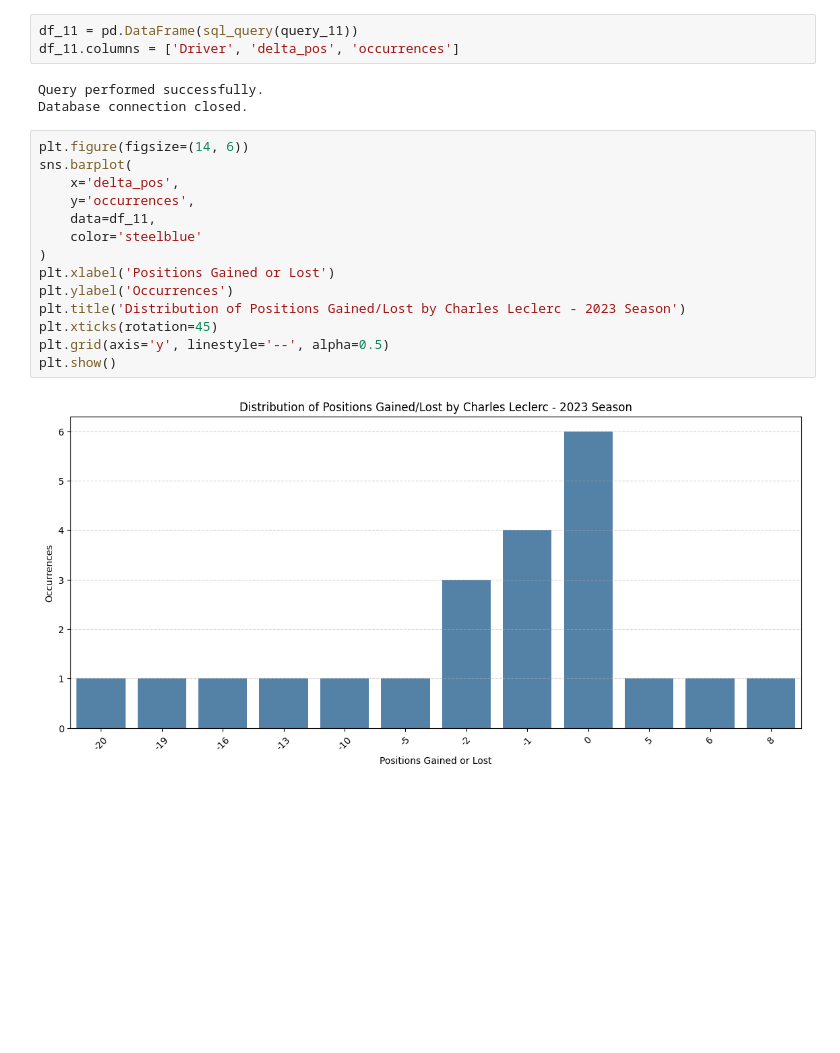
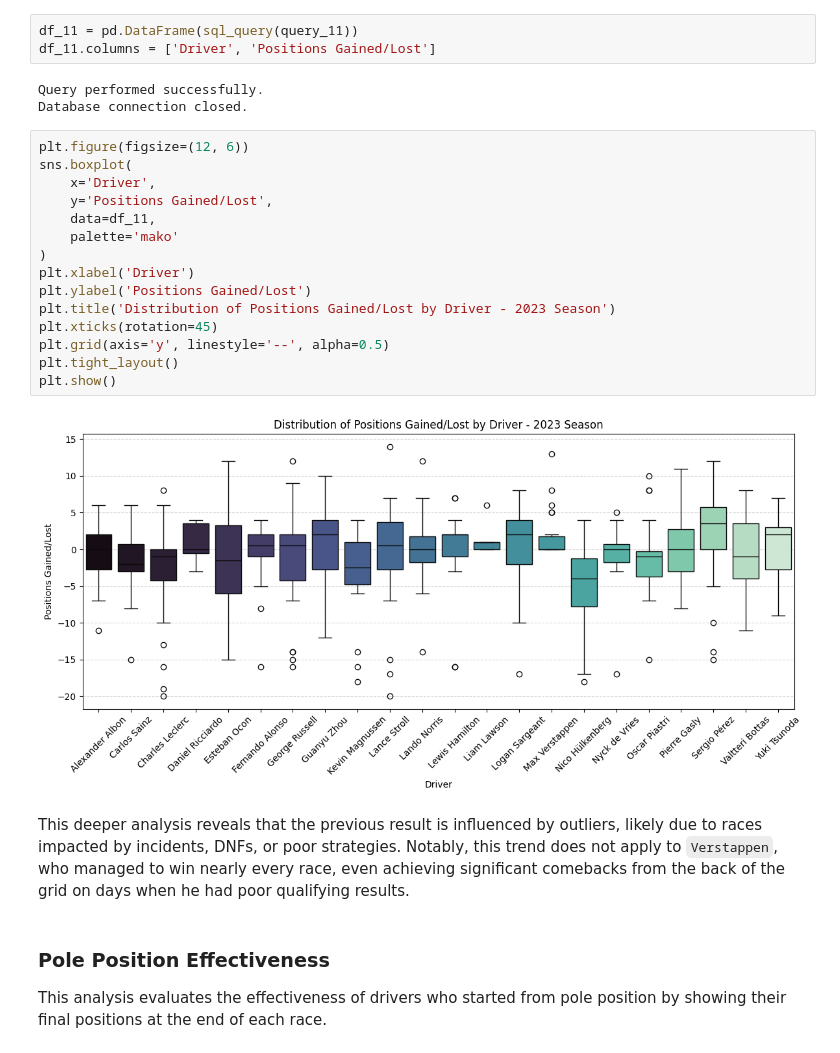
Before and after one commit to SupernovaIa/Proyecto5-F1-Analysis, a Jupyter notebook: notebooks/03-eda.ipynb, the cells around one changed output. Saved outputs shown, nothing was run; the diff lists cells and outputs as text; blank space fills up the shorter version.

```diff
--- a/notebooks/03-eda.ipynb
+++ b/notebooks/03-eda.ipynb
@@ -285,24 +297,30 @@ plt.show()
 # %%
 df_11 = pd.DataFrame(sql_query(query_11))
-df_11.columns = ['Driver', 'delta_pos', 'occurrences']
+df_11.columns = ['Driver', 'Positions Gained/Lost']
 # %% [output]
 Query performed successfully.
 Database connection closed.
 # %%
-plt.figure(figsize=(14, 6))
-sns.barplot(
-    x='delta_pos',
-    y='occurrences',
+plt.figure(figsize=(12, 6))
+sns.boxplot(
+    x='Driver',
+    y='Positions Gained/Lost',
     data=df_11,
-    color='steelblue'
+    palette='mako'
 )
-plt.xlabel('Positions Gained or Lost')
-plt.ylabel('Occurrences')
-plt.title('Distribution of Positions Gained/Lost by Charles Leclerc - 2023 Season')
+plt.xlabel('Driver')
+plt.ylabel('Positions Gained/Lost')
+plt.title('Distribution of Positions Gained/Lost by Driver - 2023 Season')
 plt.xticks(rotation=45)
 plt.grid(axis='y', linestyle='--', alpha=0.5)
+plt.tight_layout()
 plt.show()
 # %% [output]
-[figure, old version]
+[figure, new version]
+# %% [markdown]
+This deeper analysis reveals that the previous result is influenced by outliers, likely due to races impacted by incidents, DNFs, or poor strategies. Notably, this trend does not apply to `Verstappen`, who managed to win nearly every race, even achieving significant comebacks from the back of the grid on days when he had poor qualifying results.
+# %% [markdown]
+### Pole Position Effectiveness
+This analysis evaluates the effectiveness of drivers who started from pole position by showing their final positions at the end of each race.
 # %%
 df_12 = pd.DataFrame(sql_query(query_12))
```
Also changed, not shown: parts of 33 cells of this notebook, 1 other file.
